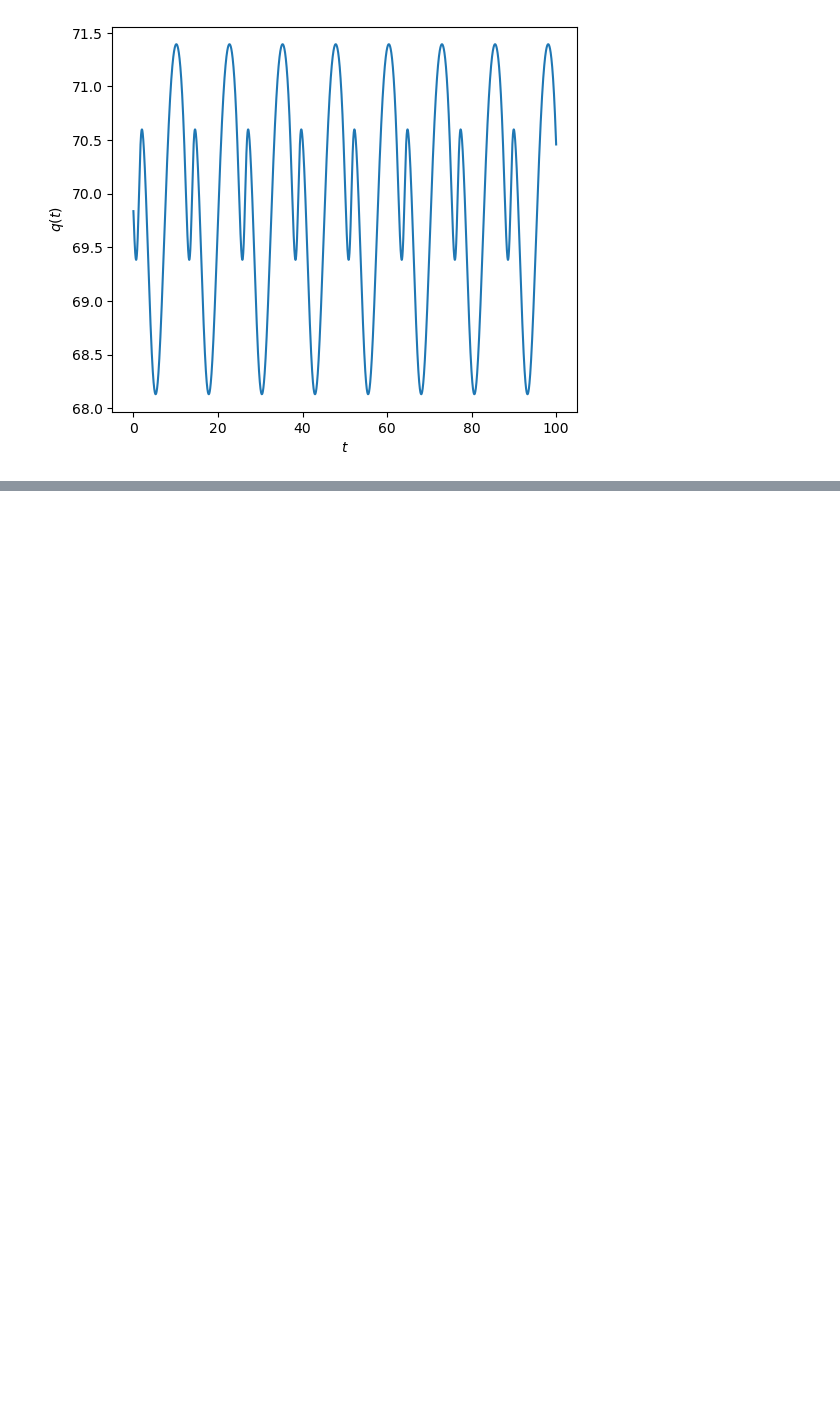
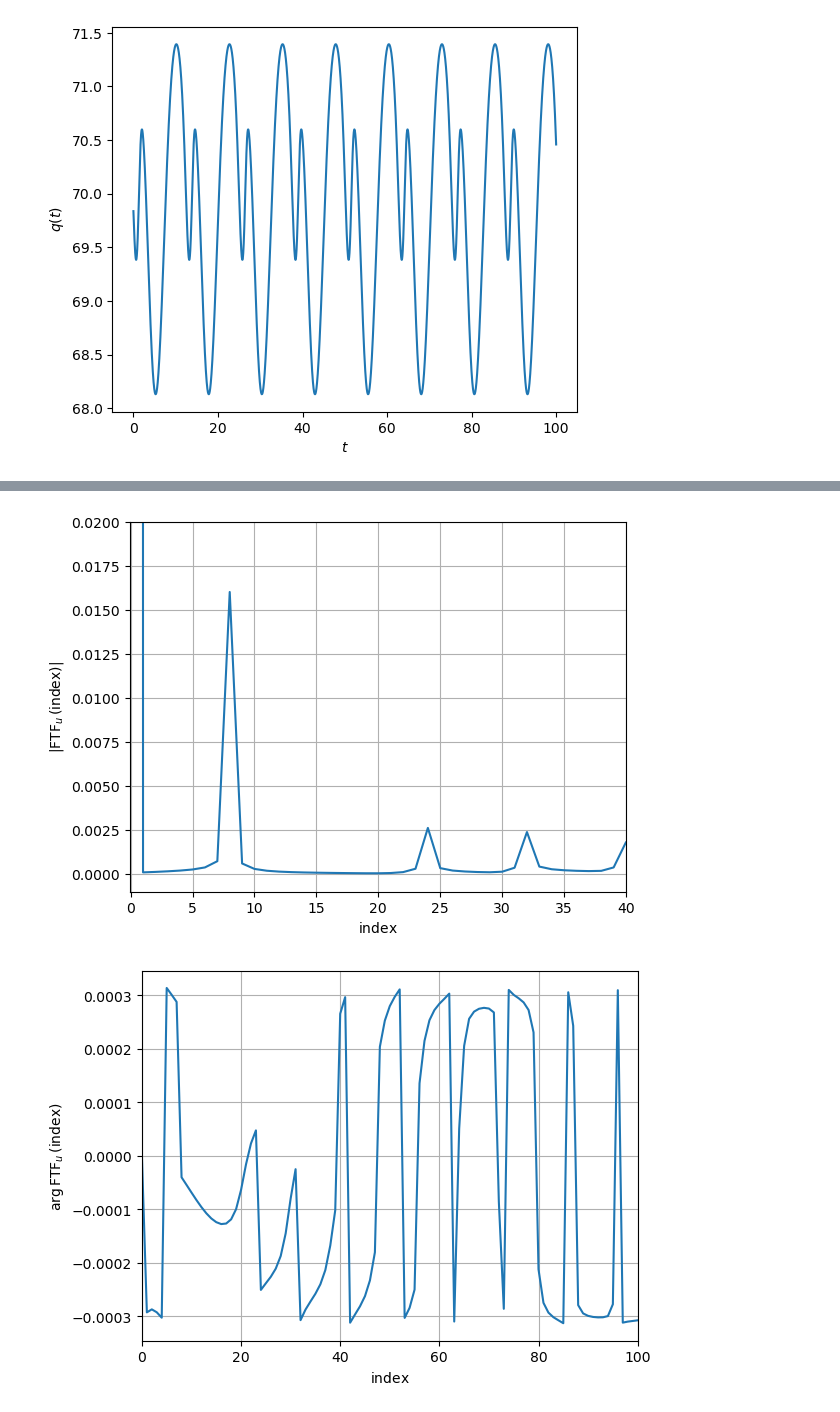
Before and after one commit to AedenLindelauf/Modelling-Week-Bosch, a Jupyter notebook: G.ipynb, the cells around one changed output, grey strips where cells are left out. Drawn from its saved outputs; the diff is of its cells as text; code cells hidden in the pictures; blank space fills up the shorter version.

```diff
--- a/G.ipynb
+++ b/G.ipynb
@@ -92,0 +113,26 @@ plt.show()
+# %%
+def FTF_u(index: int):
+    r"$0 \leq u < N$"
+    return qf[index] * U_bar / (uf[index] * Q_bar)
+# %%
+res = [FTF_u(i) for i in range(len(uf))]
+
+plt.plot(tf[:len(tf)//2], np.abs(res[:len(res)//2]) / N )
+plt.grid()
+plt.xlim([-0.05,40])
+plt.ylim([-0.001, 0.02])
+plt.xlabel(r"$\text{index}$")
+plt.ylabel(r"$|\operatorname{FTF}_u(\text{index})|$")
+plt.show()
+
+
+plt.plot(tf[:len(tf)//2], np.angle(res[:len(res)//2]) / N )
+plt.grid()
+plt.xlim([-0.05,100])
+# plt.ylim([-0.001, 0.02])
+plt.xlabel(r"$\text{index}$")
+plt.ylabel(r"$\operatorname{arg}\operatorname{FTF}_u(\text{index})$")
+plt.show()
+# %% [output]
+[figure, added]
+[figure, added]
```
Also changed, not shown: parts of 7 cells of this notebook.
